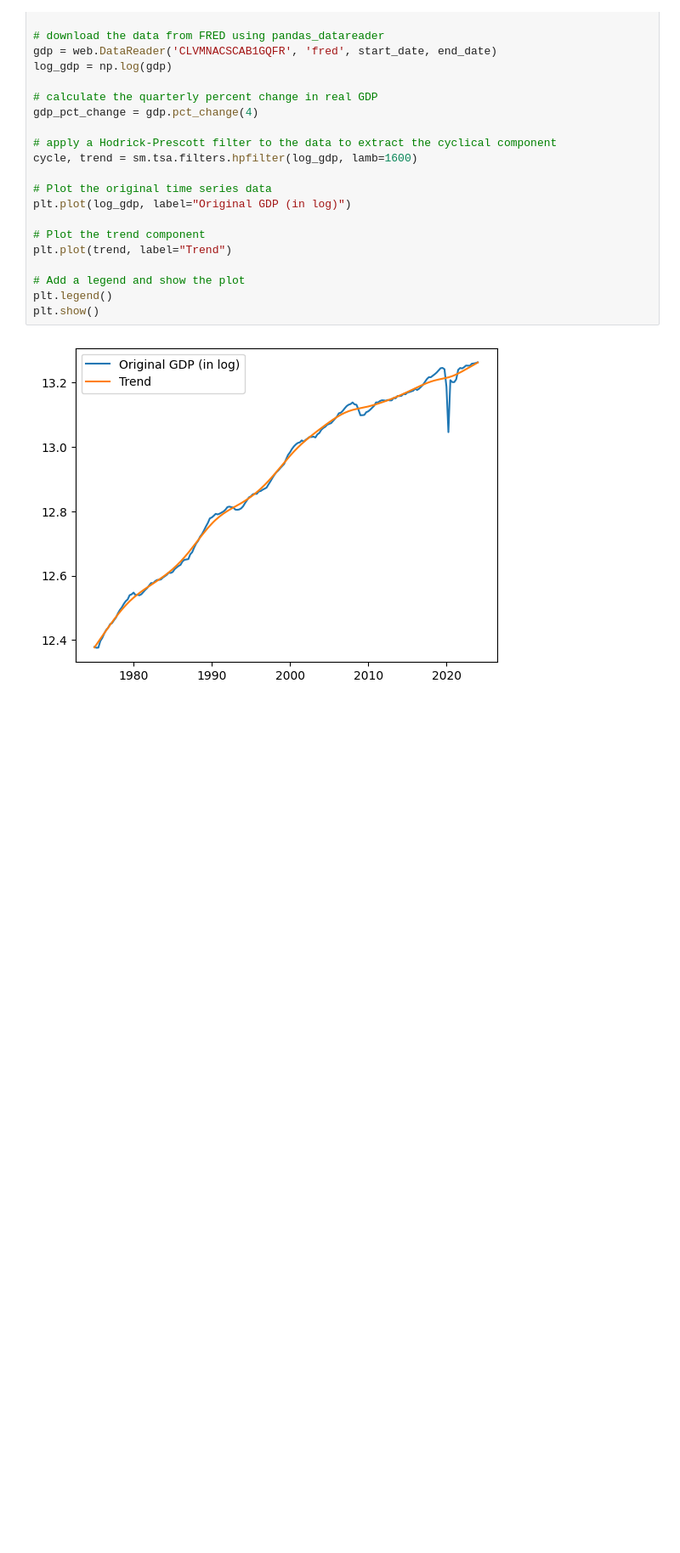
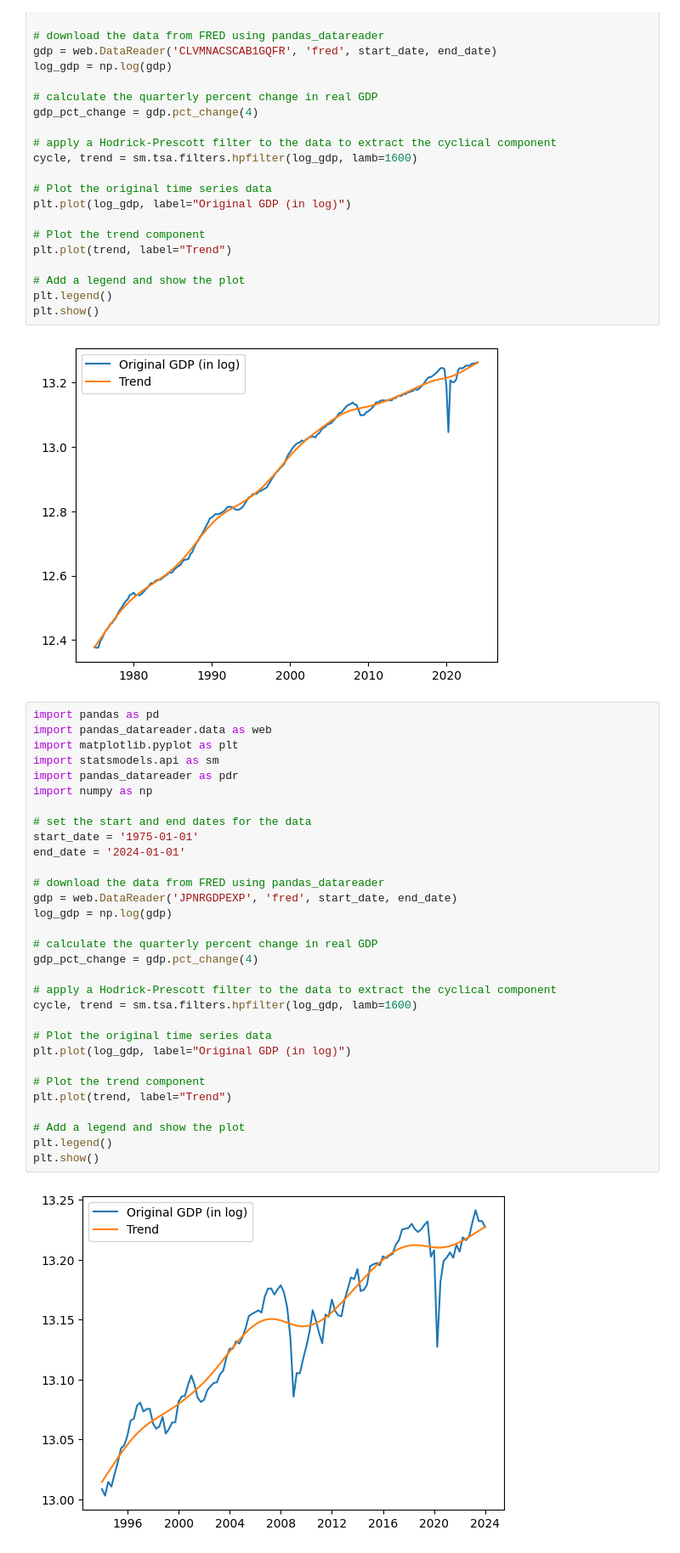
Before and after one commit to Nekok9/MK, a Jupyter notebook: Untitled1.ipynb, the cells around one changed output. Shown: that part at 85% size. Saved outputs shown, nothing was run; the diff lists cells and outputs as text; blank space fills up the shorter version.

```diff
--- a/Untitled1.ipynb
+++ b/Untitled1.ipynb
@@ -33,3 +33,36 @@ plt.legend()
 plt.show()
 # %% [output]
 [figure]
+# %%
+import pandas as pd
+import pandas_datareader.data as web
+import matplotlib.pyplot as plt
+import statsmodels.api as sm
+import pandas_datareader as pdr
+import numpy as np
+
+# set the start and end dates for the data
+start_date = '1975-01-01'
+end_date = '2024-01-01'
+
+# download the data from FRED using pandas_datareader
+gdp = web.DataReader('JPNRGDPEXP', 'fred', start_date, end_date)
+log_gdp = np.log(gdp)
+
+# calculate the quarterly percent change in real GDP
+gdp_pct_change = gdp.pct_change(4)
+
+# apply a Hodrick-Prescott filter to the data to extract the cyclical component
+cycle, trend = sm.tsa.filters.hpfilter(log_gdp, lamb=1600)
+
+# Plot the original time series data
+plt.plot(log_gdp, label="Original GDP (in log)")
+
+# Plot the trend component
+plt.plot(trend, label="Trend")
+
+# Add a legend and show the plot
+plt.legend()
+plt.show()
+# %% [output]
+[figure, added]
```
